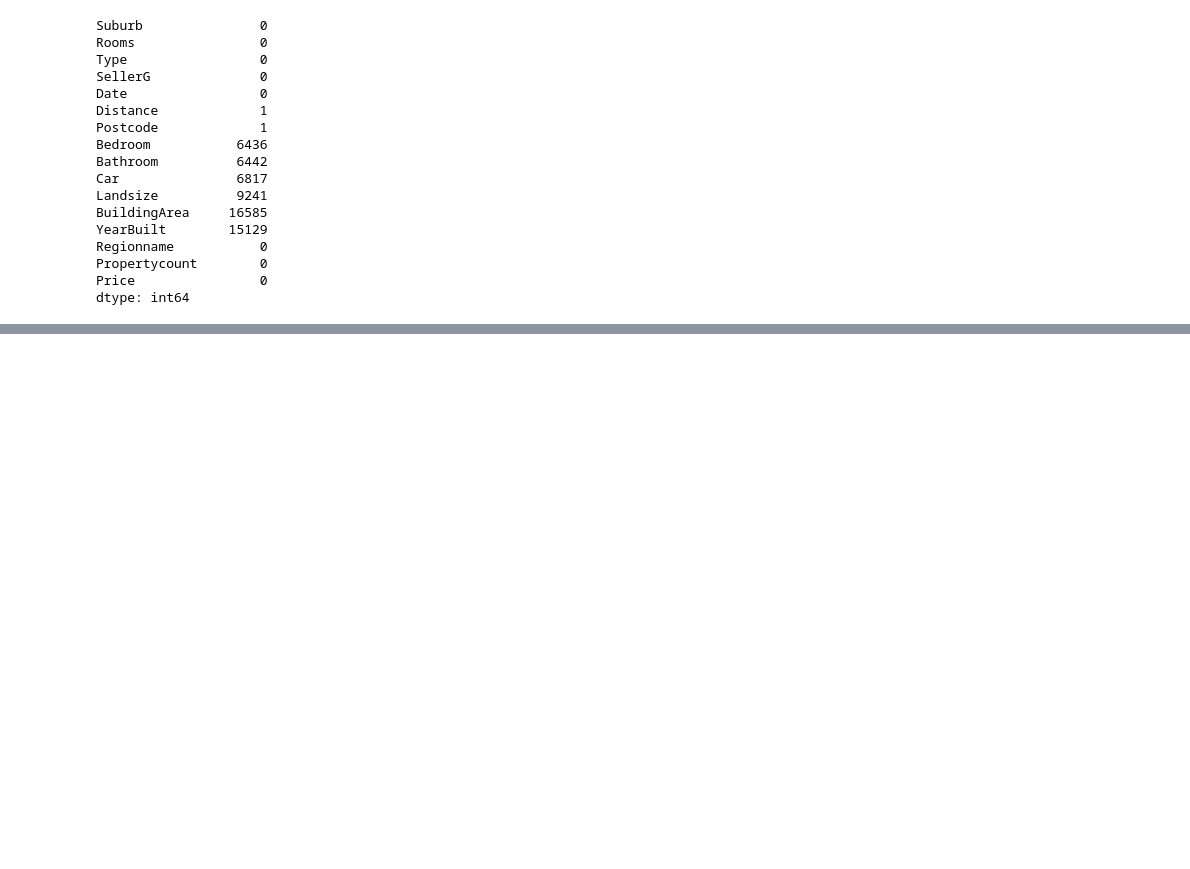
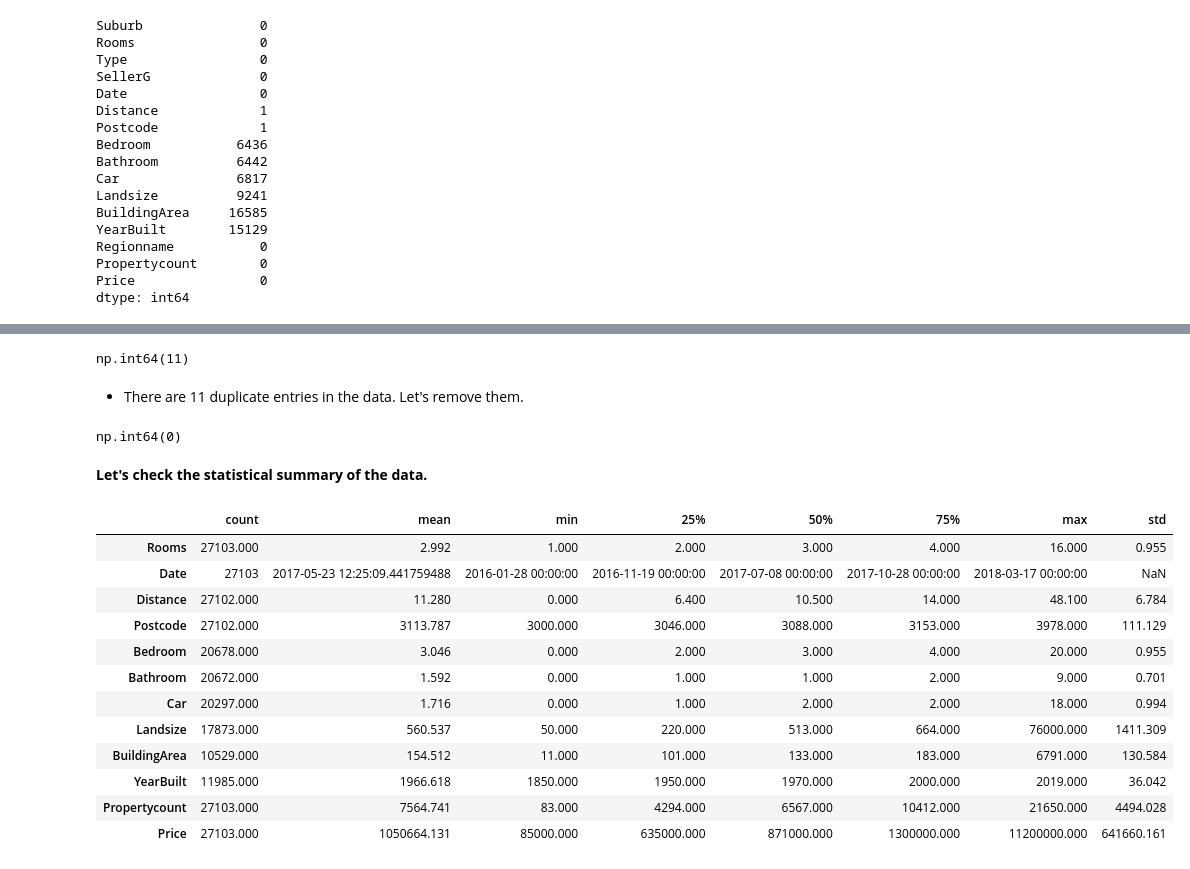
Before and after one commit to Nnaemeka-ch/Melbourne_Housing_Analysis, a Jupyter notebook: Melbourne_housing.ipynb, the cells around one changed output, grey strips where cells are left out. Cells and saved outputs as stored; diff of their text form; code cells hidden in the pictures; blank space fills up the shorter version.

```diff
--- a/Melbourne_housing.ipynb
+++ b/Melbourne_housing.ipynb
@@ -229,0 +262,6 @@ dtype: int64
+# %%
+df.duplicated().sum()
+# %% [output]
+np.int64(11)
+# %% [markdown]
+* There are 11 duplicate entries in the data. Let's remove them.
@@ -229,0 +274,23 @@ dtype: int64
+# %%
+# Check again for duplicates
+df.duplicated().sum()
+# %% [output]
+np.int64(0)
+# %% [markdown]
+**Let's check the statistical summary of the data.**
+# %%
+df.describe().T
+# %% [output]
+|  | count | mean | min | 25% | 50% | 75% | max | std |
+| Rooms | 27103.000 | 2.992 | 1.000 | 2.000 | 3.000 | 4.000 | 16.000 | 0.955 |
+| Date | 27103 | 2017-05-23 12:25:09.441759488 | 2016-01-28 00:00:00 | 2016-11-19 00:00:00 | 2017-07-08 00:00:00 | 2017-10-28 00:00:00 | 2018-03-17 00:00:00 | NaN |
+| Distance | 27102.000 | 11.280 | 0.000 | 6.400 | 10.500 | 14.000 | 48.100 | 6.784 |
+| Postcode | 27102.000 | 3113.787 | 3000.000 | 3046.000 | 3088.000 | 3153.000 | 3978.000 | 111.129 |
+| Bedroom | 20678.000 | 3.046 | 0.000 | 2.000 | 3.000 | 4.000 | 20.000 | 0.955 |
+| Bathroom | 20672.000 | 1.592 | 0.000 | 1.000 | 1.000 | 2.000 | 9.000 | 0.701 |
+| Car | 20297.000 | 1.716 | 0.000 | 1.000 | 2.000 | 2.000 | 18.000 | 0.994 |
+| Landsize | 17873.000 | 560.537 | 50.000 | 220.000 | 513.000 | 664.000 | 76000.000 | 1411.309 |
+| BuildingArea | 10529.000 | 154.512 | 11.000 | 101.000 | 133.000 | 183.000 | 6791.000 | 130.584 |
+| YearBuilt | 11985.000 | 1966.618 | 1850.000 | 1950.000 | 1970.000 | 2000.000 | 2019.000 | 36.042 |
+| Propertycount | 27103.000 | 7564.741 | 83.000 | 4294.000 | 6567.000 | 10412.000 | 21650.000 | 4494.028 |
+| Price | 27103.000 | 1050664.131 | 85000.000 | 635000.000 | 871000.000 | 1300000.000 | 11200000.000 | 641660.161 |
```
Also changed, not shown: parts of 12 cells of this notebook.
